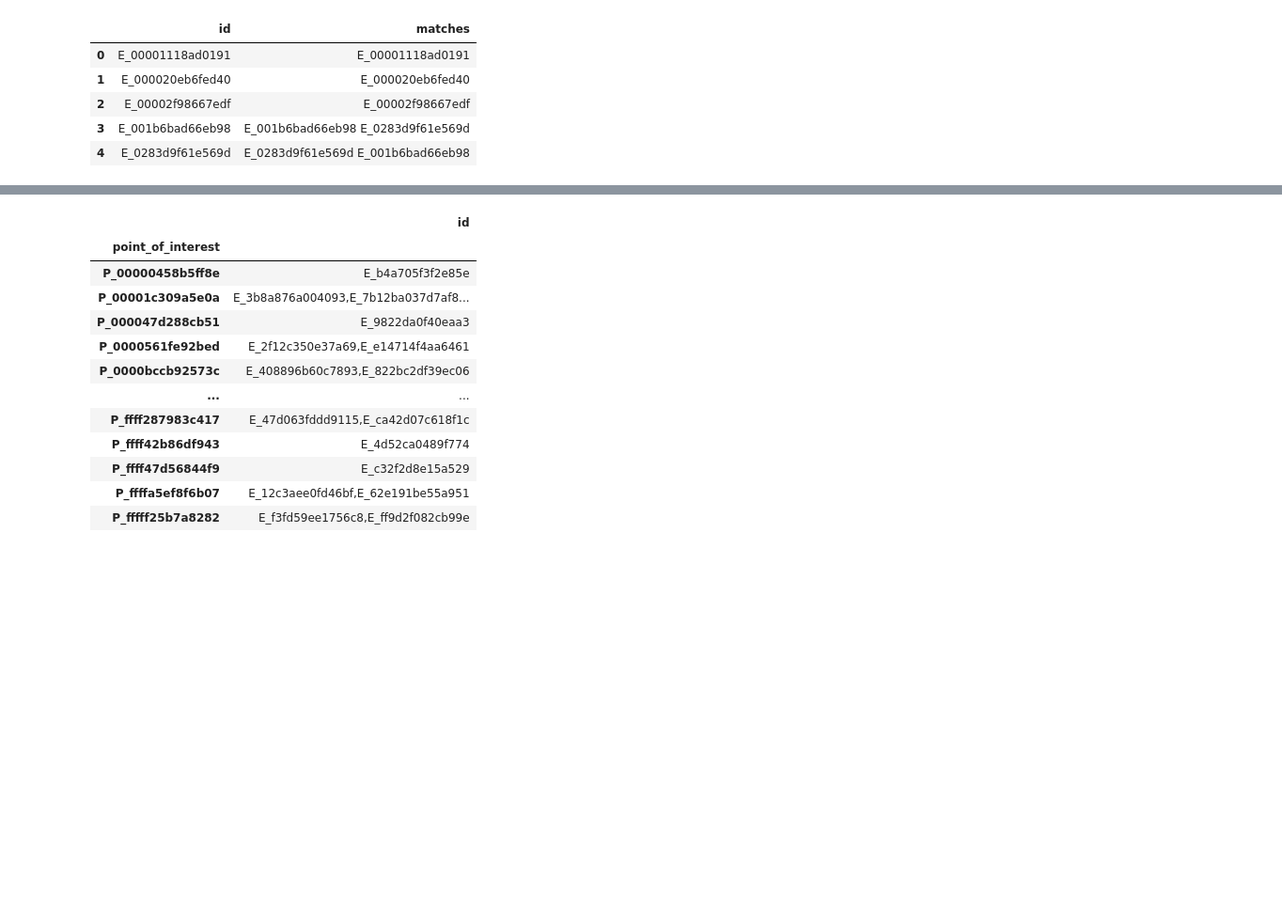
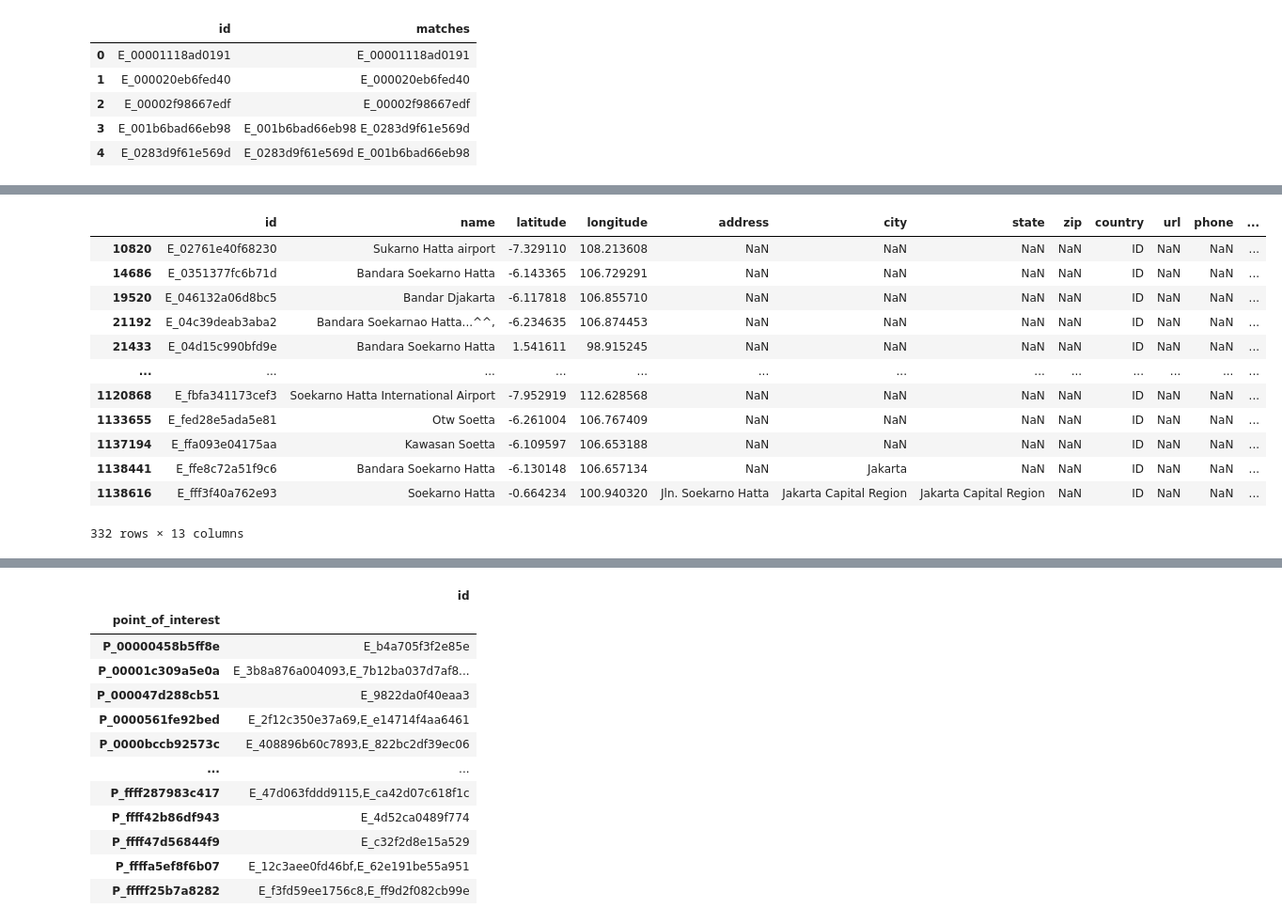
Before and after one commit to 0xjrr/foursquare-location-matching, a Jupyter notebook: fousquare_first_analysis.ipynb, the cells around one changed output, grey strips where cells are left out. Shown: that part at 94% size. Saved outputs shown, nothing was run; the diff lists cells and outputs as text; code cells hidden in the pictures; blank space fills up the shorter version.

Commit message:
Kaggle Notebook | fousquare_first_analysis | Version 2

```diff
--- a/fousquare_first_analysis.ipynb
+++ b/fousquare_first_analysis.ipynb
@@ -34,2 +43,2 @@ pd.read_csv('kaggle/input/foursquare-location-matching/sample_submission.csv')
 # %%
-df = pd.read_csv('kaggle/input/foursquare-location-matching/train.csv')
+df = pd.read_csv('/kaggle/input/foursquare-location-matching/train.csv')
@@ -35,0 +83,16 @@ df = pd.read_csv('kaggle/input/foursquare-location-matching/train.csv')
+# %%
+df.loc[df['point_of_interest']=='P_fb339198a31db3']
+# %% [output]
+|  | id | name | latitude | longitude | address | city | state | zip | country | url | phone | ... |
+| 10820 | E_02761e40f68230 | Sukarno Hatta airport | -7.329110 | 108.213608 | NaN | NaN | NaN | NaN | ID | NaN | NaN | ... |
+| 14686 | E_0351377fc6b71d | Bandara Soekarno Hatta | -6.143365 | 106.729291 | NaN | NaN | NaN | NaN | ID | NaN | NaN | ... |
+| 19520 | E_046132a06d8bc5 | Bandar Djakarta | -6.117818 | 106.855710 | NaN | NaN | NaN | NaN | ID | NaN | NaN | ... |
+| 21192 | E_04c39deab3aba2 | Bandara Soekarnao Hatta...^^, | -6.234635 | 106.874453 | NaN | NaN | NaN | NaN | ID | NaN | NaN | ... |
+| 21433 | E_04d15c990bfd9e | Bandara Soekarno Hatta | 1.541611 | 98.915245 | NaN | NaN | NaN | NaN | ID | NaN | NaN | ... |
+| ... | ... | ... | ... | ... | ... | ... | ... | ... | ... | ... | ... | ... |
+| 1120868 | E_fbfa341173cef3 | Soekarno Hatta International Airport | -7.952919 | 112.628568 | NaN | NaN | NaN | NaN | ID | NaN | NaN | ... |
+| 1133655 | E_fed28e5ada5e81 | Otw Soetta | -6.261004 | 106.767409 | NaN | NaN | NaN | NaN | ID | NaN | NaN | ... |
+| 1137194 | E_ffa093e04175aa | Kawasan Soetta | -6.109597 | 106.653188 | NaN | NaN | NaN | NaN | ID | NaN | NaN | ... |
+| 1138441 | E_ffe8c72a51f9c6 | Bandara Soekarno Hatta | -6.130148 | 106.657134 | NaN | Jakarta | NaN | NaN | ID | NaN | NaN | ... |
+| 1138616 | E_fff3f40a762e93 | Soekarno Hatta | -0.664234 | 100.940320 | Jln. Soekarno Hatta | Jakarta Capital Region | Jakarta Capital Region | NaN | ID | NaN | NaN | ... |
+332 rows × 13 columns
```
Also changed, not shown: parts of 27 cells of this notebook.
